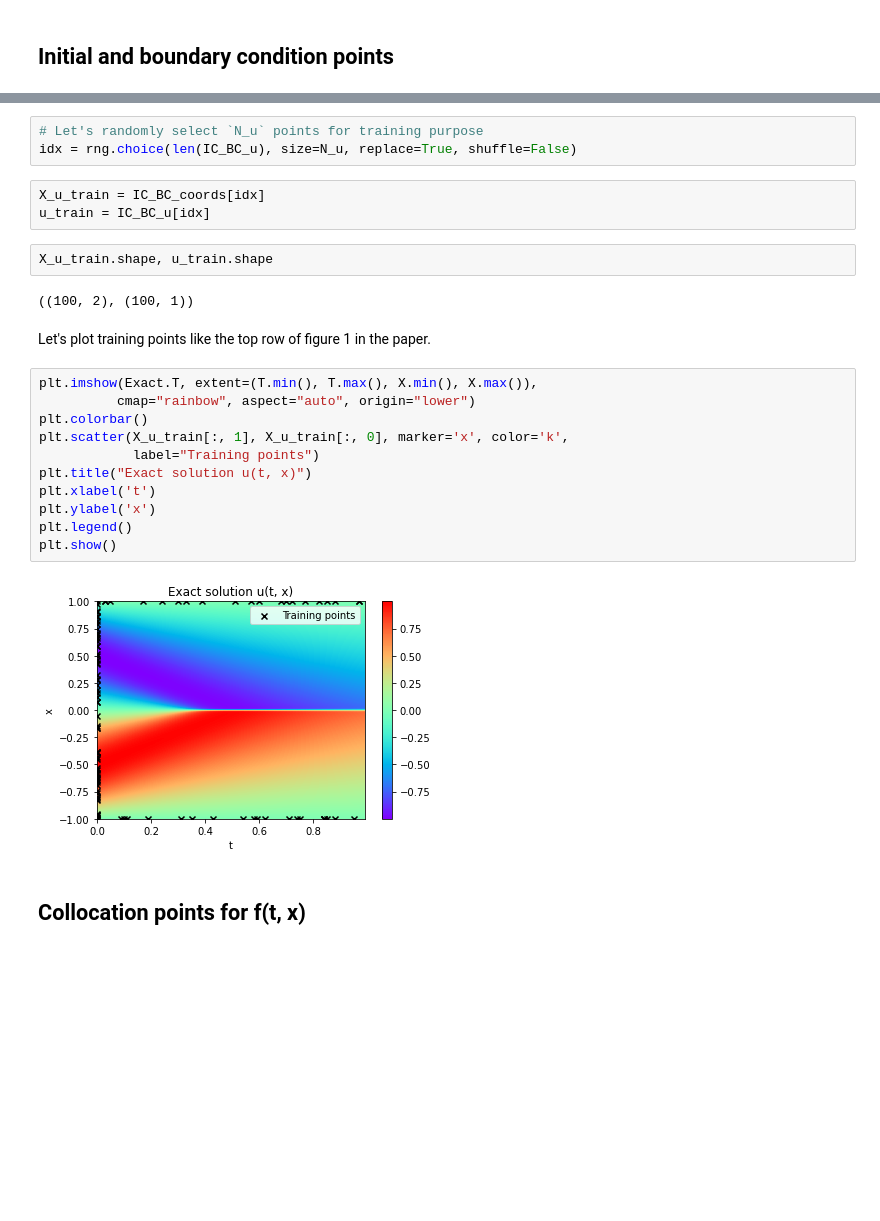
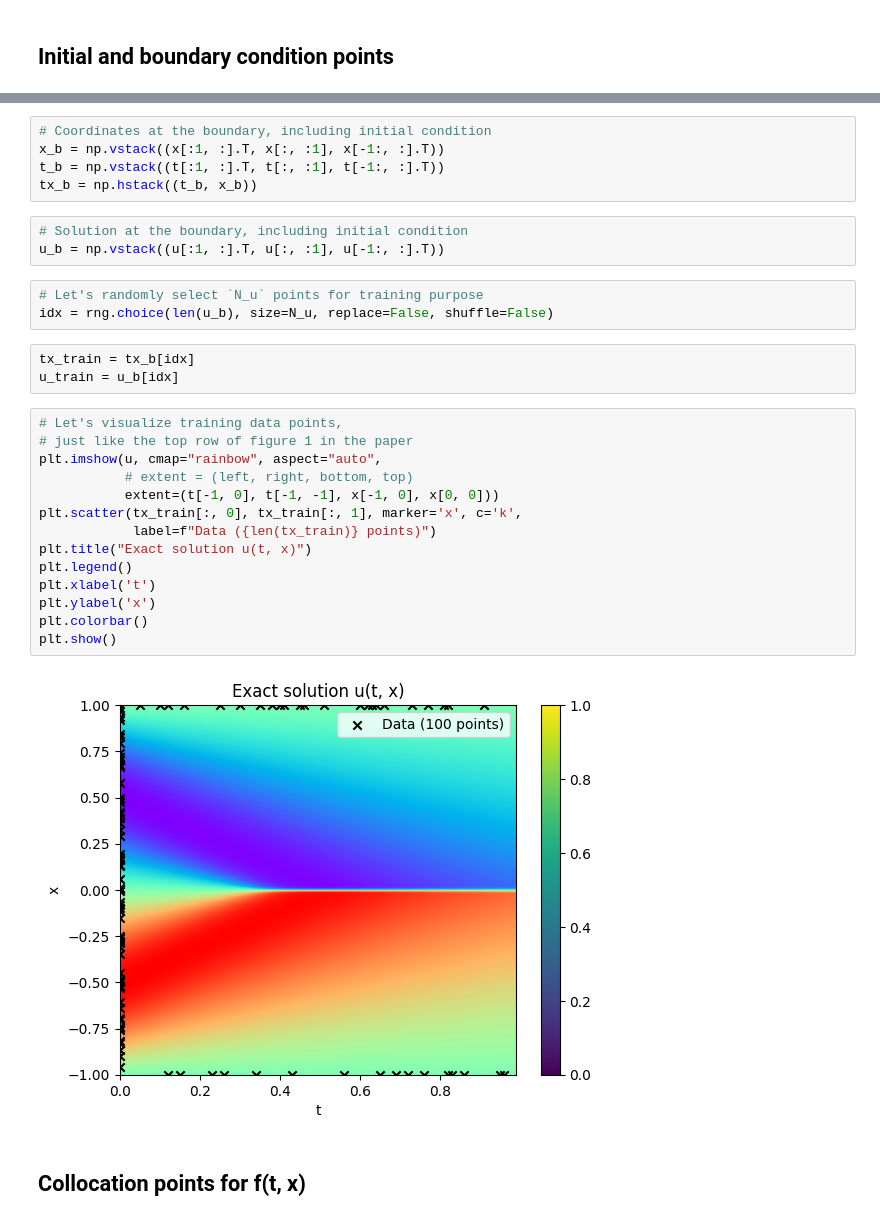
Before and after one commit to tyagi-ankit/keras_PINN, a Jupyter notebook: notebooks/Burgers_equation.ipynb, the cells around one changed output, grey strips where cells are left out. Saved outputs shown, nothing was run; the diff lists cells and outputs as text; blank space fills up the shorter version.

```diff
--- a/notebooks/Burgers_equation.ipynb
+++ b/notebooks/Burgers_equation.ipynb
@@ -250,28 +119,33 @@ IC_BC_u.shape
+# %%
+# Coordinates at the boundary, including initial condition
+x_b = np.vstack((x[:1, :].T, x[:, :1], x[-1:, :].T))
+t_b = np.vstack((t[:1, :].T, t[:, :1], t[-1:, :].T))
+tx_b = np.hstack((t_b, x_b))
+# %%
+# Solution at the boundary, including initial condition
+u_b = np.vstack((u[:1, :].T, u[:, :1], u[-1:, :].T))
 # %%
 # Let's randomly select `N_u` points for training purpose
-idx = rng.choice(len(IC_BC_u), size=N_u, replace=True, shuffle=False)
+idx = rng.choice(len(u_b), size=N_u, replace=False, shuffle=False)
 # %%
-X_u_train = IC_BC_coords[idx]
-u_train = IC_BC_u[idx]
+tx_train = tx_b[idx]
+u_train = u_b[idx]
-# %%
-X_u_train.shape, u_train.shape
-# %% [output]
-((100, 2), (100, 1))
-# %% [markdown]
-Let's plot training points like the top row of figure 1 in the paper.
 # %%
-plt.imshow(Exact.T, extent=(T.min(), T.max(), X.min(), X.max()),
-          cmap="rainbow", aspect="auto", origin="lower")
-plt.colorbar()
-plt.scatter(X_u_train[:, 1], X_u_train[:, 0], marker='x', color='k',
-            label="Training points")
+# Let's visualize training data points,
+# just like the top row of figure 1 in the paper
+plt.imshow(u, cmap="rainbow", aspect="auto",
+           # extent = (left, right, bottom, top)
+           extent=(t[-1, 0], t[-1, -1], x[-1, 0], x[0, 0]))
+plt.scatter(tx_train[:, 0], tx_train[:, 1], marker='x', c='k',
+            label=f"Data ({len(tx_train)} points)")
 plt.title("Exact solution u(t, x)")
+plt.legend()
 plt.xlabel('t')
 plt.ylabel('x')
-plt.legend()
+plt.colorbar()
 plt.show()
 # %% [output]
-[figure, old version]
+[figure, new version]
 # %% [markdown]
 ## Collocation points for f(t, x)
 # %%
```
Also changed, not shown: parts of 63 cells of this notebook, 3 other files.
